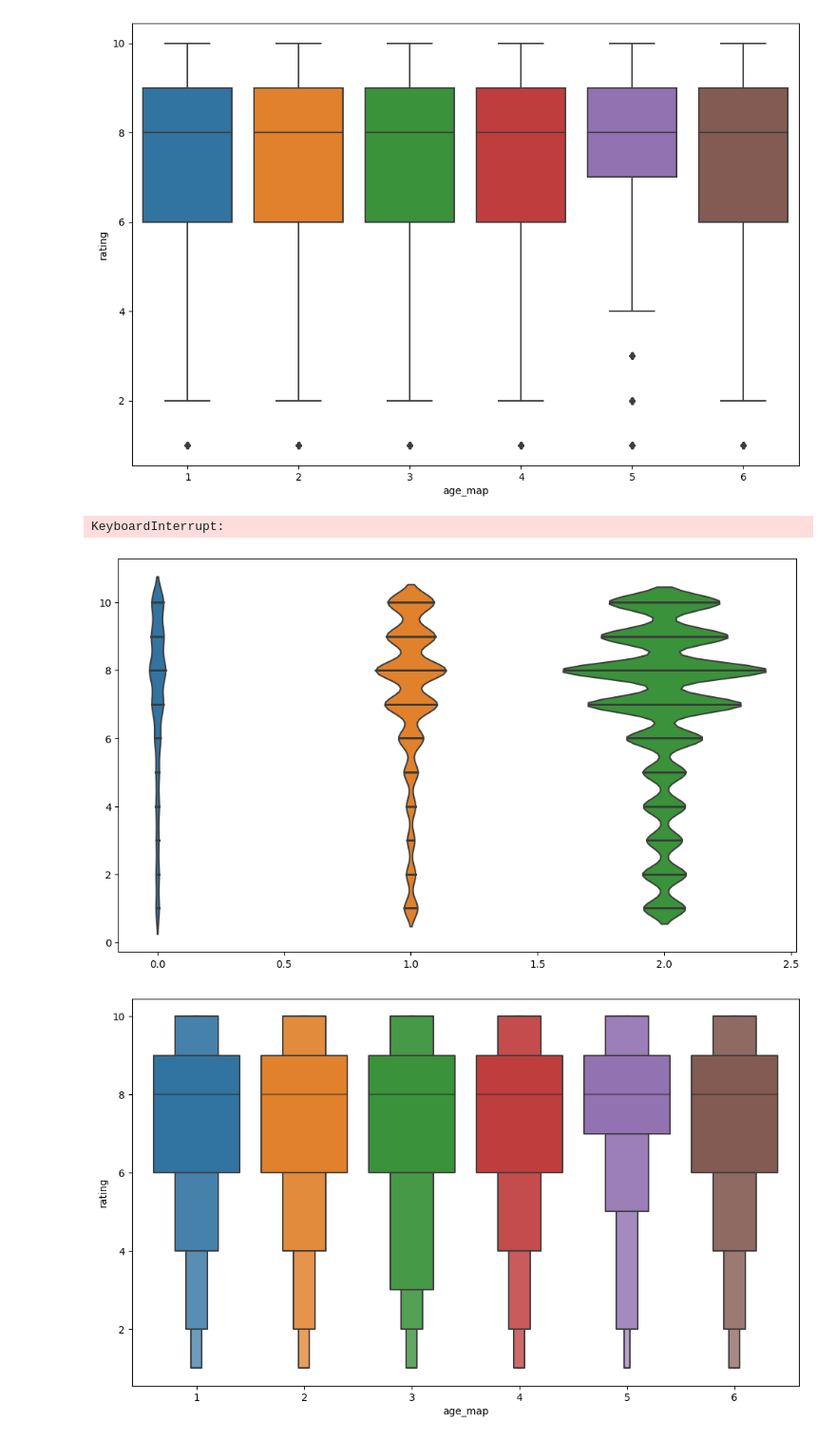
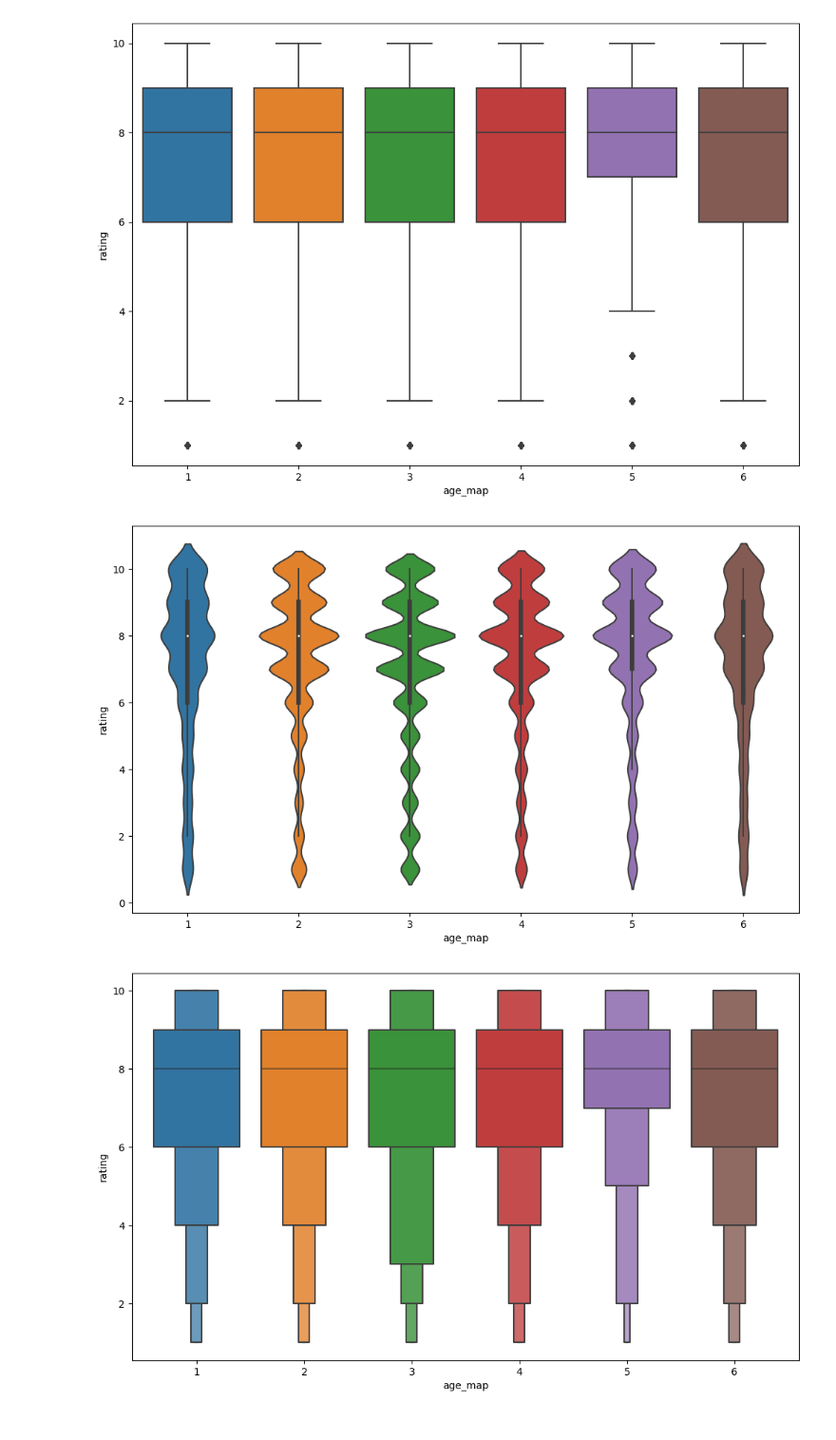
Before and after one commit to boostcampaitech5/level1_bookratingprediction-recsys-13, a Jupyter notebook: EDA/woni/시각화.ipynb, the cells around one changed output. Shown at 95% size. Drawn from its saved outputs; the diff is of its cells as text; code cells hidden in the pictures.

```diff
--- a/EDA/woni/시각화.ipynb
+++ b/EDA/woni/시각화.ipynb
@@ -92,0 +111,3 @@ books.loc[[104259, 121860]]
+# %%
+books.loc[104259, 'year_of_publication'] = 2010.0
+books.loc[121860, 'year_of_publication'] = 1997.0
@@ -99,0 +137,4 @@ Name: year_of_publication, dtype: float64
+# %%
+books.loc[104259, 'year_of_publication'] = 2010.0
+books.loc[121860, 'year_of_publication'] = 1997.0
+books = books.drop(np.where(books['year_of_publication'] < 1900)[0][0]).reset_index(drop=True)
@@ -133,12 +182,11 @@ plt.show()
 # %%
 fig, ax = plt.subplots(1,1, figsize=(12, 7))
 sns.violinplot(x='age_map', y='rating', data=train_df, ax=ax,
-               scale='count', inner='stick'
+               # scale='count', inner='stick'
               )
 plt.show()
 # %% [output]
-KeyboardInterrupt:
-[figure, old version]
+[figure, new version]
 # %%
 fig, axes = plt.subplots(1,1, figsize=(12, 7))
 sns.boxenplot(x='age_map', y='rating', data=train_df, ax=axes,
```
Also changed, not shown: parts of 10 cells of this notebook.
